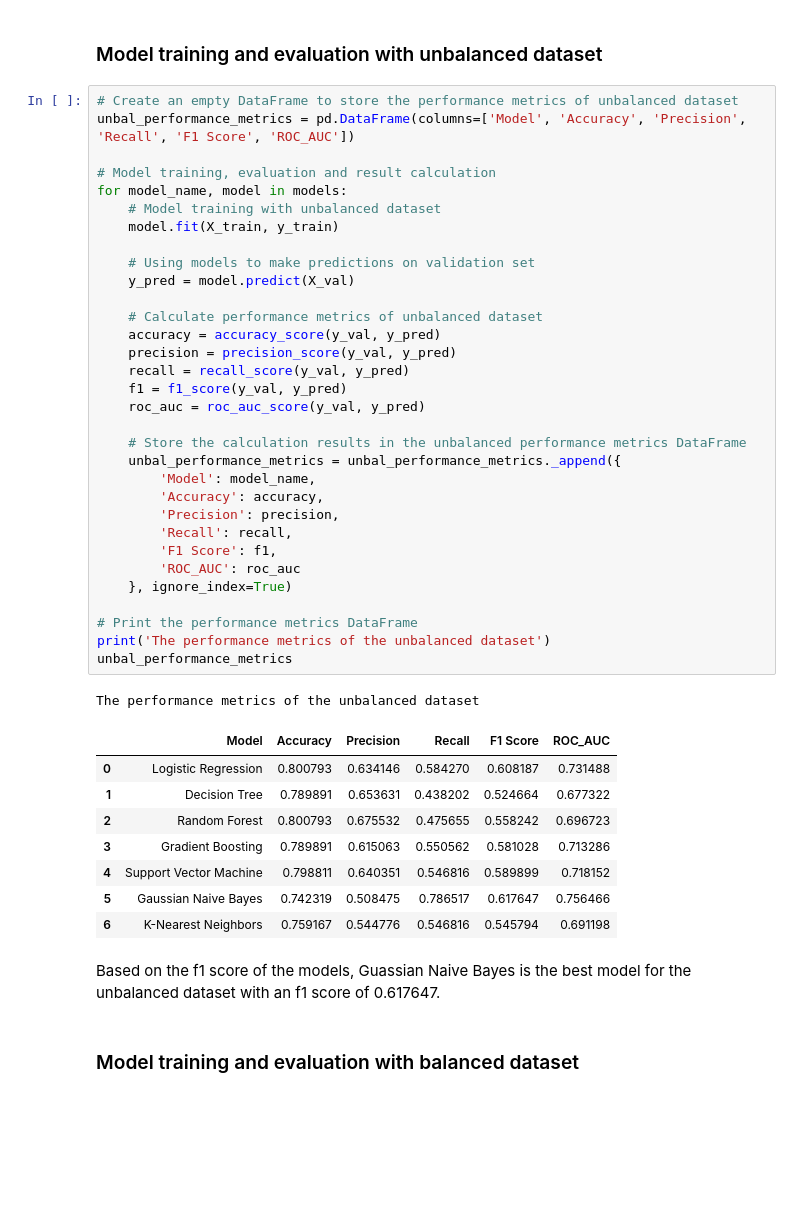
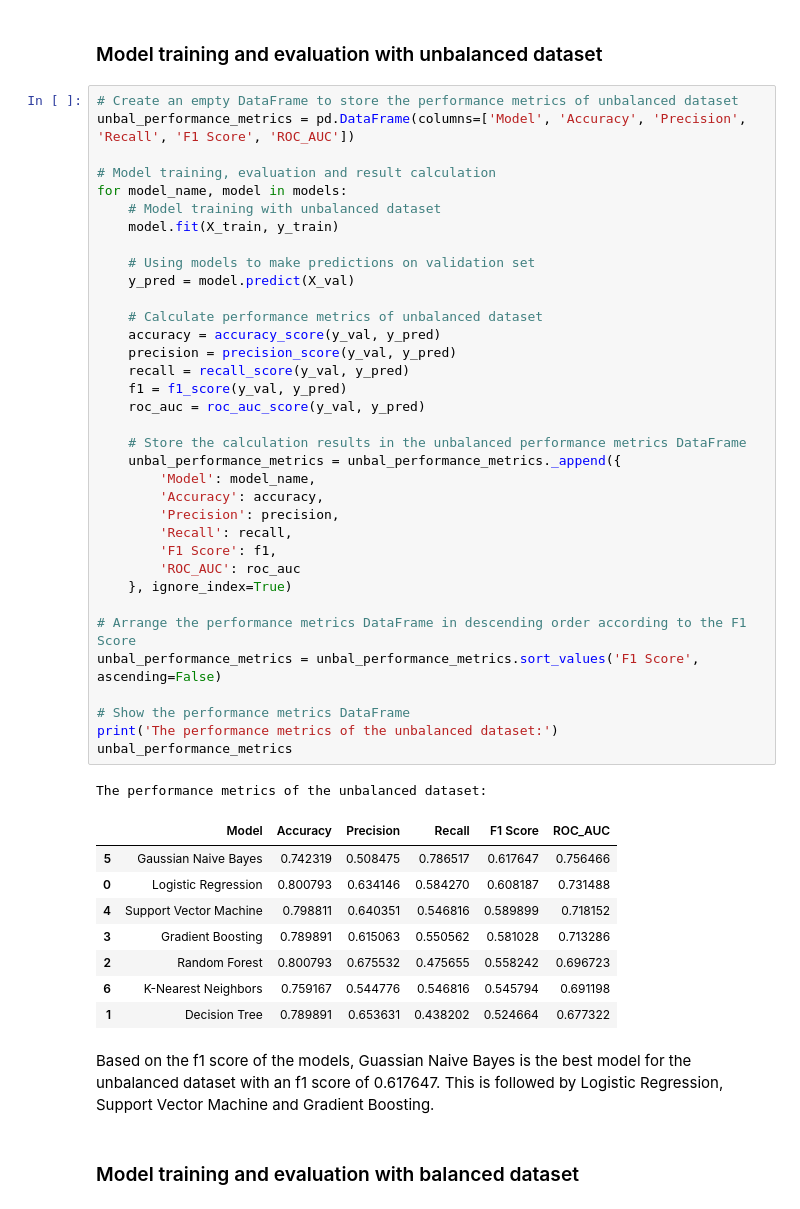
Before and after one commit to iameberedavid/Telco-Churn-Analysis, a Jupyter notebook: Jupyter Notebook.ipynb, the cells around one changed output. Saved outputs shown, nothing was run; the diff lists cells and outputs as text; blank space fills up the shorter version.

```diff
--- a/Jupyter Notebook.ipynb
+++ b/Jupyter Notebook.ipynb
@@ -1470,45 +1470,48 @@ models = [
 unbal_performance_metrics = pd.DataFrame(columns=['Model', 'Accuracy', 'Precision', 'Recall', 'F1 Score', 'ROC_AUC'])
 
 # Model training, evaluation and result calculation
 for model_name, model in models:
     # Model training with unbalanced dataset
     model.fit(X_train, y_train)
 
     # Using models to make predictions on validation set
     y_pred = model.predict(X_val)
 
     # Calculate performance metrics of unbalanced dataset
     accuracy = accuracy_score(y_val, y_pred)
     precision = precision_score(y_val, y_pred)
     recall = recall_score(y_val, y_pred)
     f1 = f1_score(y_val, y_pred)
     roc_auc = roc_auc_score(y_val, y_pred)
 
     # Store the calculation results in the unbalanced performance metrics DataFrame
     unbal_performance_metrics = unbal_performance_metrics._append({
         'Model': model_name,
         'Accuracy': accuracy,
         'Precision': precision,
         'Recall': recall,
         'F1 Score': f1,
         'ROC_AUC': roc_auc
     }, ignore_index=True)
 
-# Print the performance metrics DataFrame
-print('The performance metrics of the unbalanced dataset')
+# Arrange the performance metrics DataFrame in descending order according to the F1 Score
+unbal_performance_metrics = unbal_performance_metrics.sort_values('F1 Score', ascending=False)
+
+# Show the performance metrics DataFrame
+print('The performance metrics of the unbalanced dataset:')
 unbal_performance_metrics
 # %% [output]
-The performance metrics of the unbalanced dataset
+The performance metrics of the unbalanced dataset:
 |  | Model | Accuracy | Precision | Recall | F1 Score | ROC_AUC |
+| 5 | Gaussian Naive Bayes | 0.742319 | 0.508475 | 0.786517 | 0.617647 | 0.756466 |
 | 0 | Logistic Regression | 0.800793 | 0.634146 | 0.584270 | 0.608187 | 0.731488 |
+| 4 | Support Vector Machine | 0.798811 | 0.640351 | 0.546816 | 0.589899 | 0.718152 |
+| 3 | Gradient Boosting | 0.789891 | 0.615063 | 0.550562 | 0.581028 | 0.713286 |
+| 2 | Random Forest | 0.800793 | 0.675532 | 0.475655 | 0.558242 | 0.696723 |
+| 6 | K-Nearest Neighbors | 0.759167 | 0.544776 | 0.546816 | 0.545794 | 0.691198 |
 | 1 | Decision Tree | 0.789891 | 0.653631 | 0.438202 | 0.524664 | 0.677322 |
-| 2 | Random Forest | 0.800793 | 0.675532 | 0.475655 | 0.558242 | 0.696723 |
-| 3 | Gradient Boosting | 0.789891 | 0.615063 | 0.550562 | 0.581028 | 0.713286 |
-| 4 | Support Vector Machine | 0.798811 | 0.640351 | 0.546816 | 0.589899 | 0.718152 |
-| 5 | Gaussian Naive Bayes | 0.742319 | 0.508475 | 0.786517 | 0.617647 | 0.756466 |
-| 6 | K-Nearest Neighbors | 0.759167 | 0.544776 | 0.546816 | 0.545794 | 0.691198 |
 # %% [markdown]
-Based on the f1 score of the models, Guassian Naive Bayes is the best model for the unbalanced dataset with an f1 score of 0.617647.
+Based on the f1 score of the models, Guassian Naive Bayes is the best model for the unbalanced dataset with an f1 score of 0.617647. This is followed by Logistic Regression, Support Vector Machine and Gradient Boosting.
 # %% [markdown]
 ### Model training and evaluation with balanced dataset
 # %%
```
Also changed, not shown: parts of 9 cells of this notebook.
